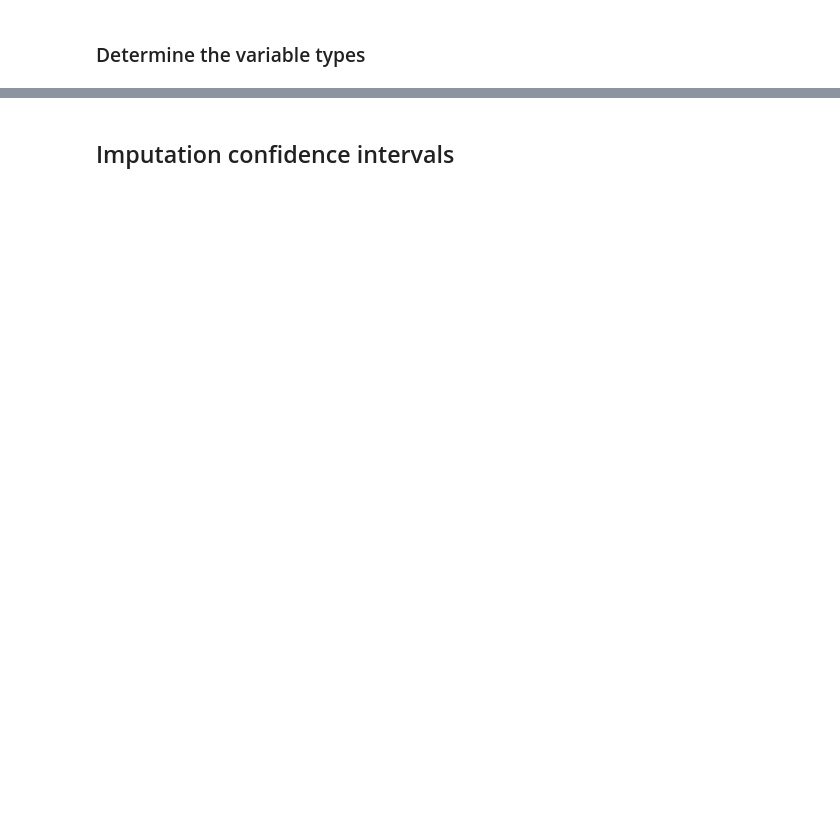
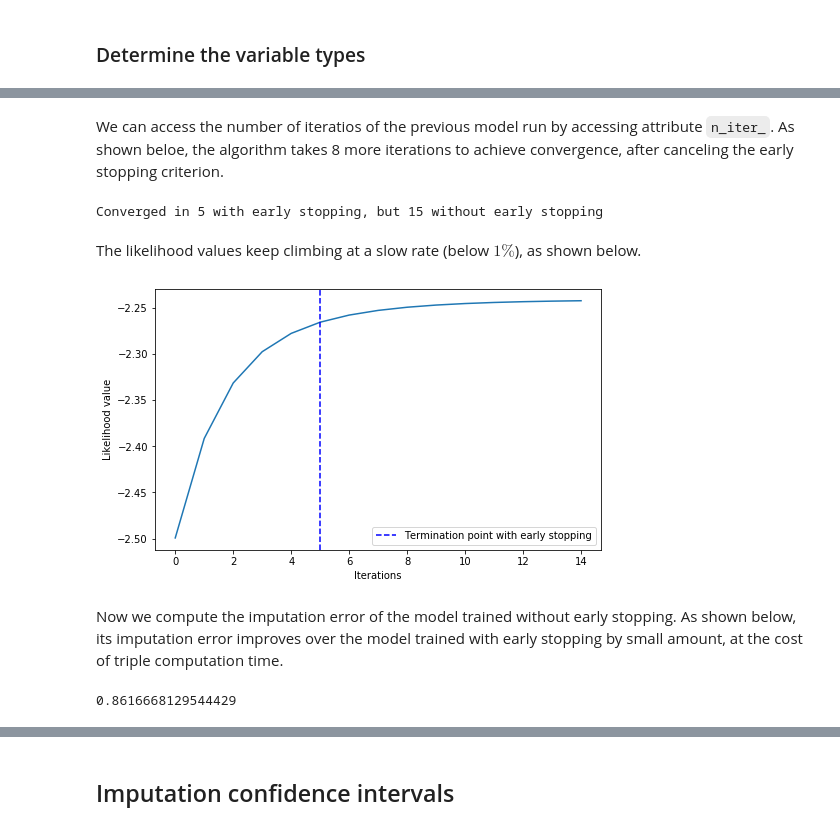
Before and after one commit to udellgroup/gcimpute, a Jupyter notebook: Examples/Example Get started.ipynb, the cells around one changed output, grey strips where cells are left out. Drawn from its saved outputs; the diff is of its cells as text; code cells hidden in the pictures; blank space fills up the shorter version.

```diff
--- a/Examples/Example Get started.ipynb
+++ b/Examples/Example Get started.ipynb
@@ -78,3 +76,0 @@ We can monitor the algorithm fitting process through the parameter update ratio
-# %%
-model = GaussianCopula(verbose = 1)
-Ximp = model.fit_transform(X=X_mask)
@@ -338,0 +106,6 @@ The latent subspace estimation error is: 0.159
+# %%
+t1 = time.time()
+model_longer = GaussianCopula(likelihood_min_increase=0, verbose=1)
+Ximp_longer = model_longer.fit_transform(X=data_gss_masked)
+t2 = time.time()
+print(f'Runtime: {t2-t1:.2f} seconds')
@@ -338,0 +130,24 @@ The latent subspace estimation error is: 0.159
+# %% [markdown]
+We can access the number of iteratios of the previous model run by accessing attribute `n_iter_`. As shown beloe, the algorithm takes 8 more iterations to achieve convergence, after canceling the early stopping criterion.
+# %%
+print(f'Converged in {model.n_iter_} with early stopping, but {model_longer.n_iter_} without early stopping')
+# %% [output]
+Converged in 5 with early stopping, but 15 without early stopping
+# %% [markdown]
+The likelihood values keep climbing at a slow rate (below $1\%$), as shown below.
+# %%
+fig, ax = plt.subplots(figsize = (8, 4.8))
+ax.plot(model_longer.likelihood)
+ax.set_ylabel('Likelihood value')
+ax.set_xlabel('Iterations')
+ax.axvline(x=model.n_iter_, label='Termination point with early stopping', color='b', linestyle='--')
+_ = ax.legend()
+# %% [output]
+[figure, added]
+# %% [markdown]
+Now we compute the imputation error of the model trained without early stopping. As shown below, its imputation error improves over the model trained with early stopping by small amount, at the cost of triple computation time.
+# %%
+smae_longer = get_smae(x_imp=Ximp_longer, x_true=np.array(data_gss), x_obs=data_gss_masked)
+smae_longer.mean()
+# %% [output]
+0.8616668129544429
```
Also changed, not shown: parts of 89 cells of this notebook, 5 other files.
